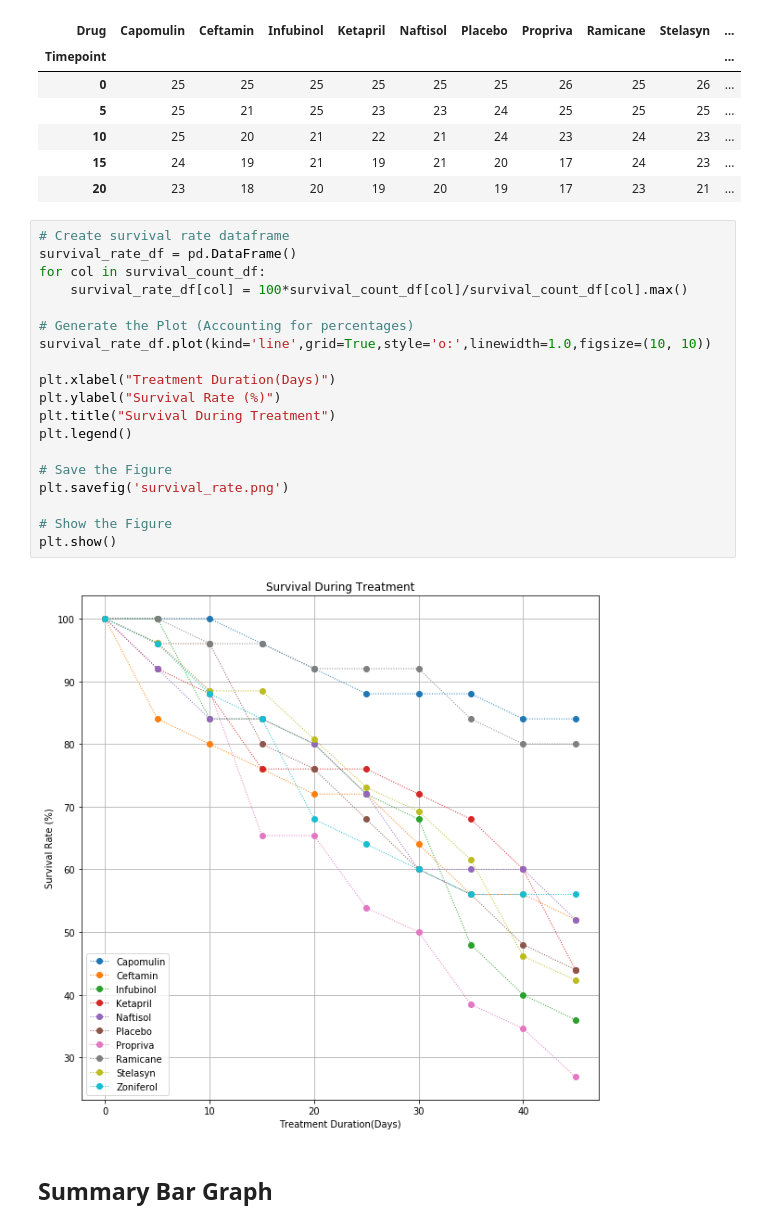
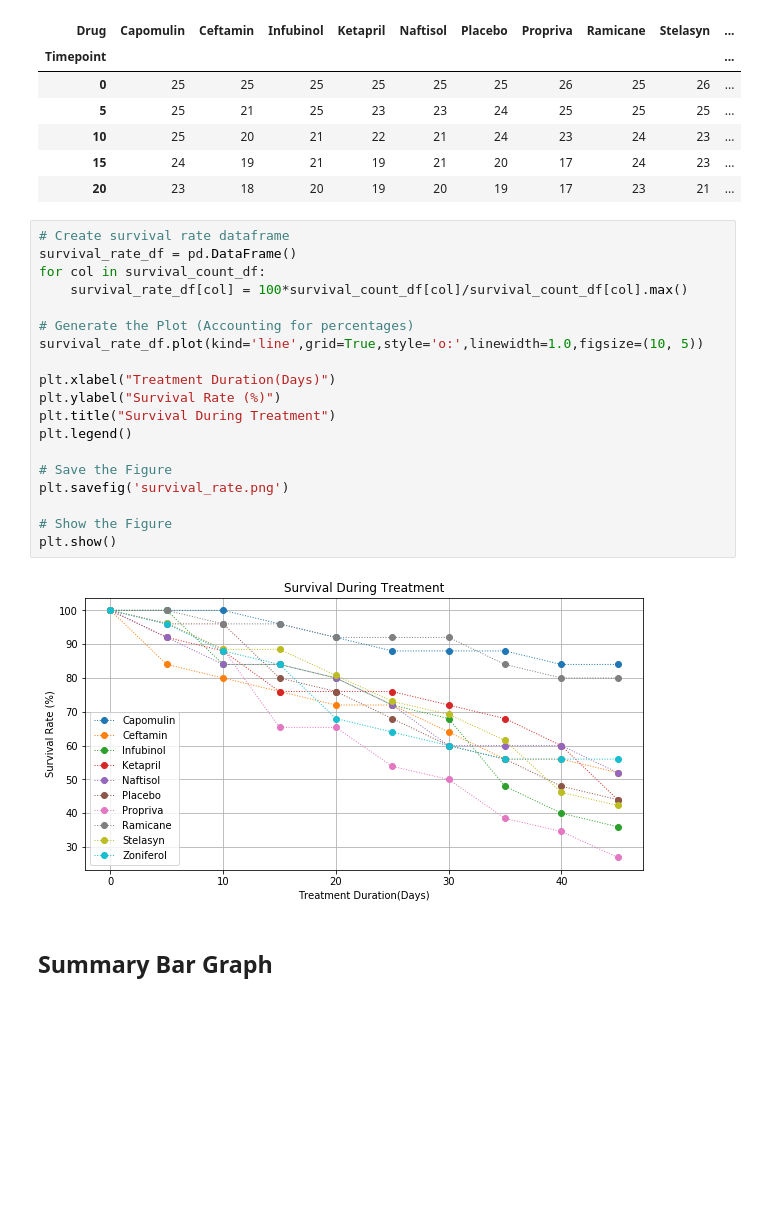
Before and after one commit to FractalMind81/DataAnalytics, a Jupyter notebook: Python/Matplotlib/pymaceuticals.ipynb, the cells around one changed output. Cells and saved outputs as stored; diff of their text form; blank space fills up the shorter version.

```diff
--- a/Python/Matplotlib/pymaceuticals.ipynb
+++ b/Python/Matplotlib/pymaceuticals.ipynb
@@ -202,24 +202,24 @@ survival_count_df.head()
 # %%
 # Create survival rate dataframe
 survival_rate_df = pd.DataFrame()
 for col in survival_count_df:
     survival_rate_df[col] = 100*survival_count_df[col]/survival_count_df[col].max()
 
 # Generate the Plot (Accounting for percentages)
-survival_rate_df.plot(kind='line',grid=True,style='o:',linewidth=1.0,figsize=(10, 10))
+survival_rate_df.plot(kind='line',grid=True,style='o:',linewidth=1.0,figsize=(10, 5))
 
 plt.xlabel("Treatment Duration(Days)")
 plt.ylabel("Survival Rate (%)")
 plt.title("Survival During Treatment")
 plt.legend()
 
 # Save the Figure
 plt.savefig('survival_rate.png')
 
 # Show the Figure
 plt.show()
 # %% [output]
-[figure, old version]
+[figure, new version]
 # %% [markdown]
 ## Summary Bar Graph
 # %%
```
Also changed, not shown: 1 other file.
